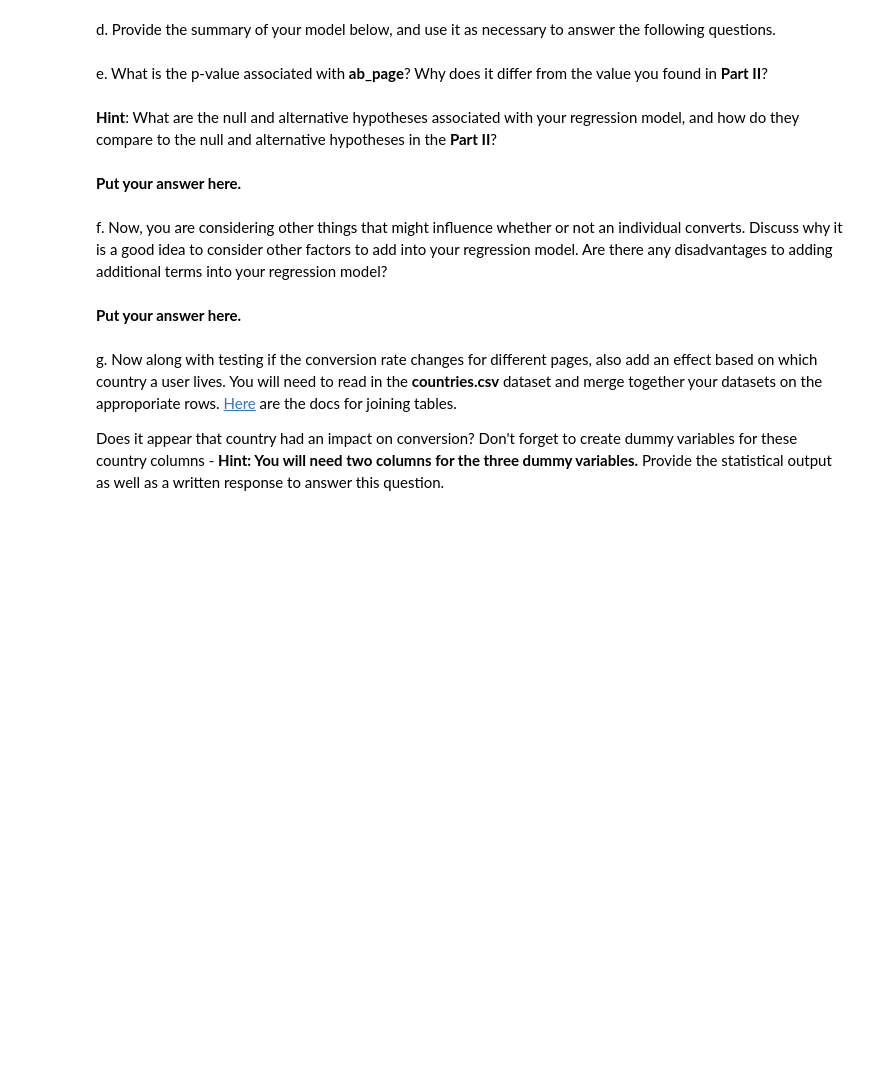
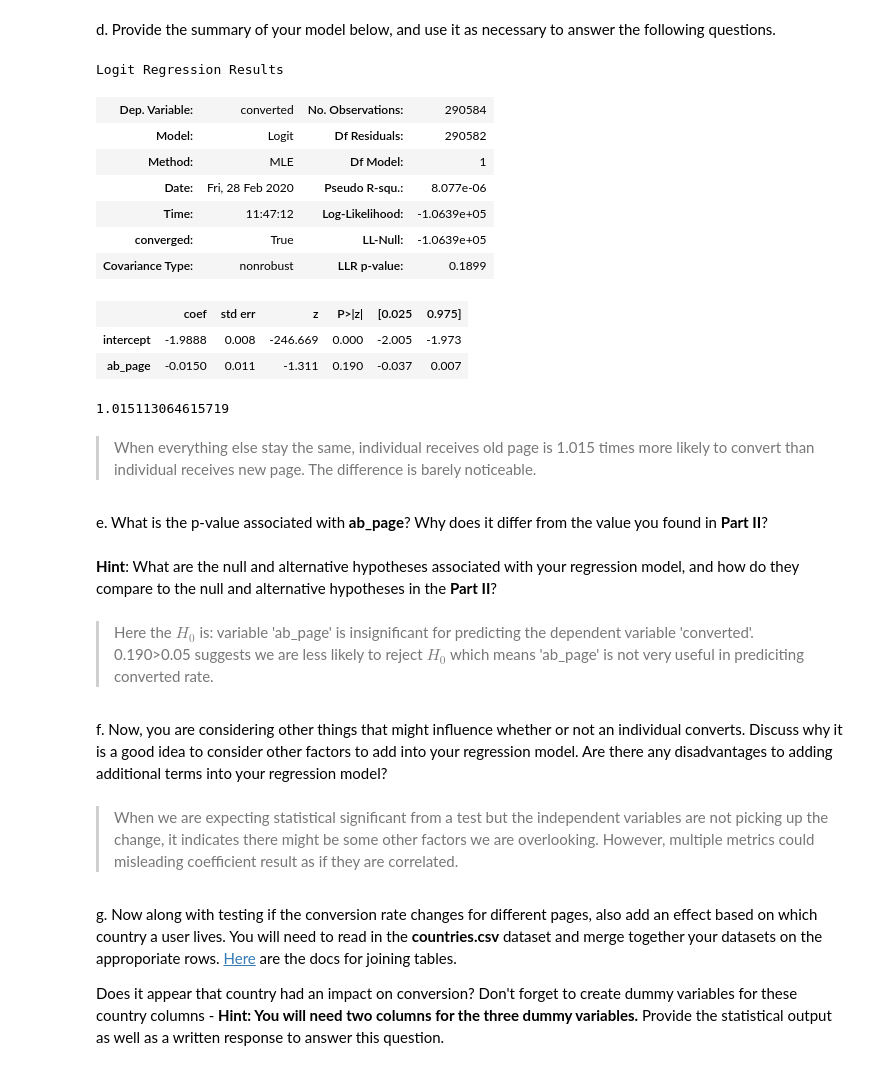
Before and after one commit to victorlifan/e-commerce-website-A-B-test, a Jupyter notebook: Analyze_ab_test_results_notebook.ipynb, the cells around one changed output. Saved outputs shown, nothing was run; the diff lists cells and outputs as text; code cells hidden in the pictures; blank space fills up the shorter version.

Commit message:
update comment
exponentiate explanation

```diff
--- a/Analyze_ab_test_results_notebook.ipynb
+++ b/Analyze_ab_test_results_notebook.ipynb
@@ -325,13 +343,34 @@ c. Use **statsmodels** to import your regression model.  Instantiate the model,
 # %% [markdown]
 d. Provide the summary of your model below, and use it as necessary to answer the following questions.
+# %%
+result.summary()
+# %% [output]
+Logit Regression Results
+| Dep. Variable: | converted | No. Observations: | 290584 |
+| Model: | Logit | Df Residuals: | 290582 |
+| Method: | MLE | Df Model: | 1 |
+| Date: | Fri, 28 Feb 2020 | Pseudo R-squ.: | 8.077e-06 |
+| Time: | 11:47:12 | Log-Likelihood: | -1.0639e+05 |
+| converged: | True | LL-Null: | -1.0639e+05 |
+| Covariance Type: | nonrobust | LLR p-value: | 0.1899 |
+|  | coef | std err | z | P>|z| | [0.025 | 0.975] |
+| intercept | -1.9888 | 0.008 | -246.669 | 0.000 | -2.005 | -1.973 |
+| ab_page | -0.0150 | 0.011 | -1.311 | 0.190 | -0.037 | 0.007 |
+# %%
+# get reciprocal of exponent of the nagative result
+1/np.exp(-0.0150)
+# %% [output]
+1.015113064615719
+# %% [markdown]
+> When everything else stay the same, individual receives old page is 1.015 times more likely to convert than individual receives new page. The difference is barely noticeable.
 # %% [markdown]
 e. What is the p-value associated with **ab_page**? Why does it differ from the value you found in **Part II**?<br><br>  **Hint**: What are the null and alternative hypotheses associated with your regression model, and how do they compare to the null and alternative hypotheses in the **Part II**?
-# %% [markdown]
-**Put your answer here.**
+# %% [markdown]
+> Here the $H_{0}$ is: variable 'ab_page' is insignificant for predicting the dependent variable 'converted'. 0.190>0.05 suggests we are less likely to reject $H_{0}$ which means 'ab_page' is not very useful in prediciting converted rate.
 # %% [markdown]
 f. Now, you are considering other things that might influence whether or not an individual converts.  Discuss why it is a good idea to consider other factors to add into your regression model.  Are there any disadvantages to adding additional terms into your regression model?
-# %% [markdown]
-**Put your answer here.**
+# %% [markdown]
+> When we are expecting statistical significant from a test but the independent variables are not picking up the change, it indicates there might be some other factors we are overlooking. However, multiple metrics could misleading coefficient result as if they are correlated.
 # %% [markdown]
 g. Now along with testing if the conversion rate changes for different pages, also add an effect based on which country a user lives. You will need to read in the **countries.csv** dataset and merge together your datasets on the approporiate rows.  [Here](https://pandas.pydata.org/pandas-docs/stable/generated/pandas.DataFrame.join.html) are the docs for joining tables.
 
```
Also changed, not shown: parts of 16 cells of this notebook.
